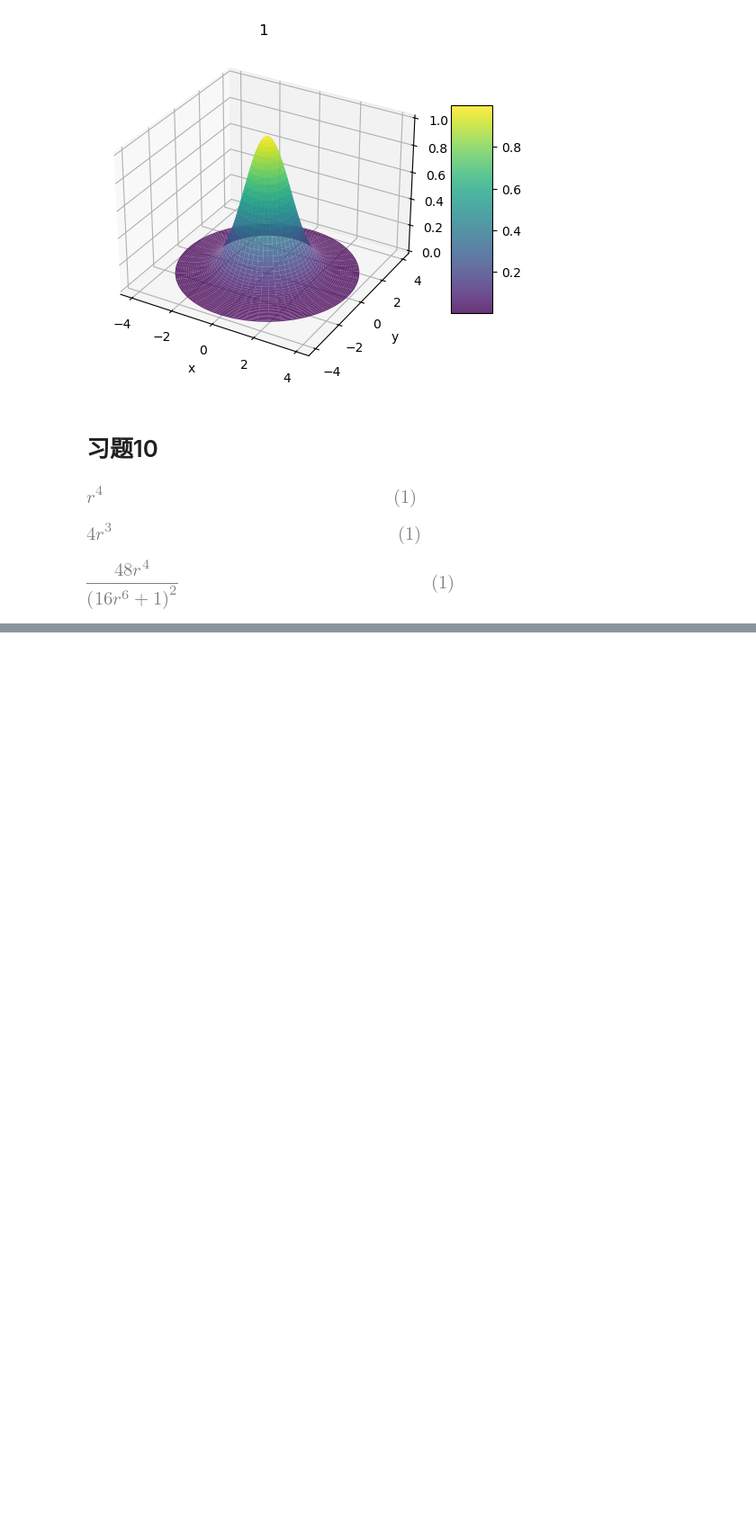
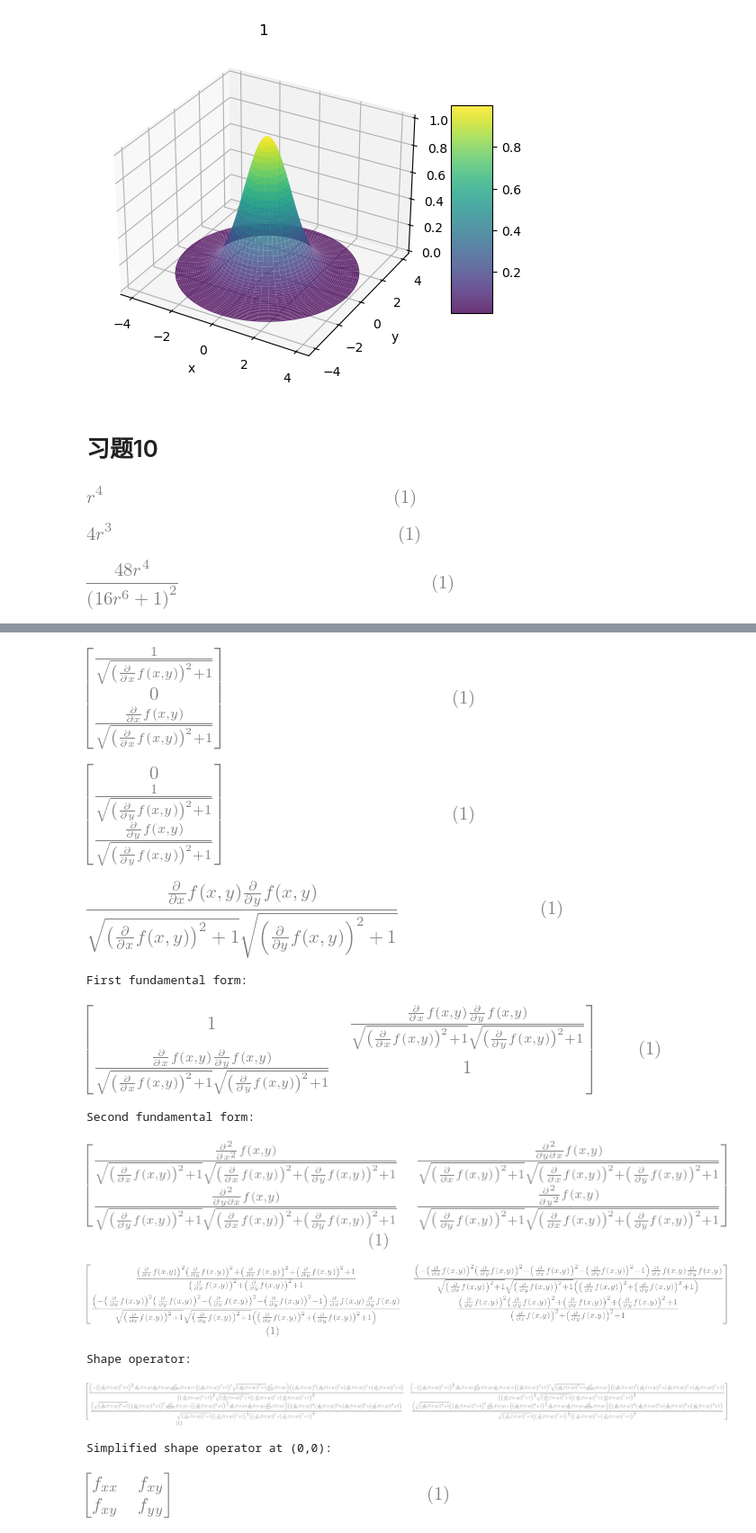
Before and after one commit to intuitionofmind/Visual-Differential-Geometry-and-Forms, a Jupyter notebook: python_notebooks/act3.ipynb, the cells around one changed output, grey strips where cells are left out. Shown at 90% size. Cells and saved outputs as stored; diff of their text form; code cells hidden in the pictures; blank space fills up the shorter version.

```diff
--- a/python_notebooks/act3.ipynb
+++ b/python_notebooks/act3.ipynb
@@ -256,0 +288,69 @@ display(simplify(K))
+# %%
+# 习题15
+
+x, y = sp.symbols(r"x,y", real=True)
+
+f = sp.Function('f')(x, y)
+fpx, fpy = sp.diff(f, x), sp.diff(f, y)
+
+# define the tangent plane basis
+e1 = (1 / sp.sqrt(1 + fpx**2)) * sp.Matrix([1, 0, fpx])
+e2 = (1 / sp.sqrt(1 + fpy**2)) * sp.Matrix([0, 1, fpy])
+# define the normal vector
+n = (1 / sp.sqrt(1 + fpx**2 + fpy**2)) * sp.Matrix([-fpx, -fpy, 1])
+nn = sp.Matrix([-fpx, -fpy, 1])
+display(e1, e2)
+display(e1.dot(e2))
+
+# first fundamental form / metric tensor
+I = sp.Matrix([
+    [e1.dot(e1), e1.dot(e2)],
+    [e2.dot(e1), e2.dot(e2)]])
+print("First fundamental form:")
+display(simplify(I))
+
+# second fundamental form
+sx, sy = -sp.diff(n, x), -sp.diff(n, y)
+II = sp.Matrix([
+    [e1.dot(sx), e1.dot(sy)],
+    [e2.dot(sx), e2.dot(sy)]])
+print("Second fundamental form:")
+display(simplify(II))
+
+# shape operator
+S = II * I.inv()
+print("Shape operator:")
+display(simplify(S))
+
+# define second derivatives
+fxx = sp.Symbol('f_{xx}')
+fyy = sp.Symbol('f_{yy}')
+fxy = sp.Symbol('f_{xy}')
+
+# build substitution dictionary
+# ∂f/∂x = ∂f/∂y = 0 at (0,0)
+subs_dict = {
+    fpx: 0,
+    fpy: 0,
+    sp.diff(fpx, x): fxx,
+    sp.diff(fpx, y): fxy,
+    sp.diff(fpy, x): fxy,
+    sp.diff(fpy, y): fyy,
+}
+
+S_simplified = sp.simplify(S.subs(subs_dict))
+print("Simplified shape operator at (0,0):")
+display(S_simplified)
+# %% [output]
+[figure, added]
+[figure, added]
+[figure, added]
+First fundamental form:
+[figure, added]
+Second fundamental form:
+[figure, added]
+[figure, added]
+Shape operator:
+[figure, added]
+Simplified shape operator at (0,0):
+[figure, added]
```
Also changed, not shown: parts of 3 cells of this notebook.
